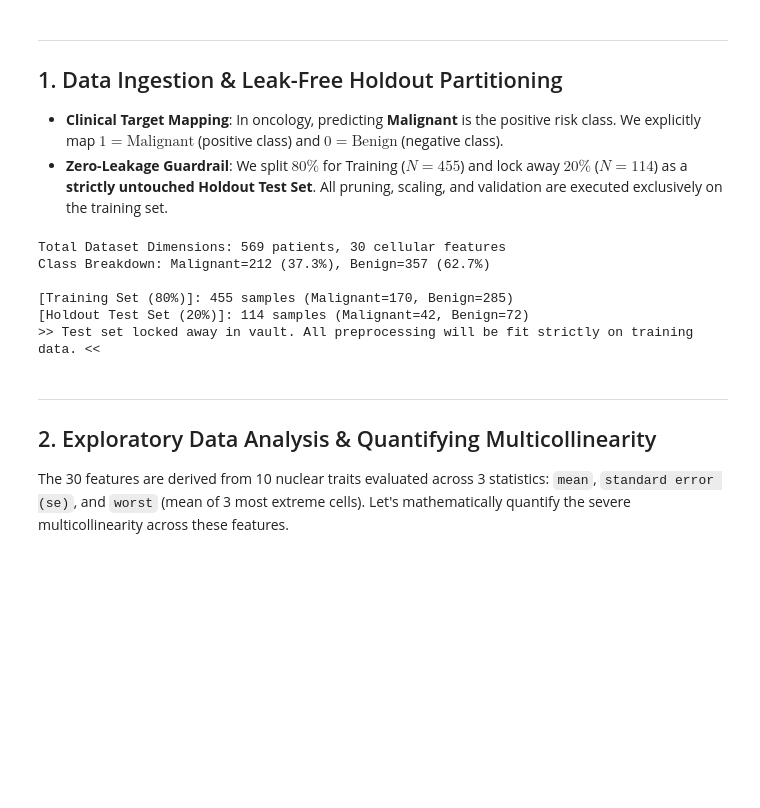
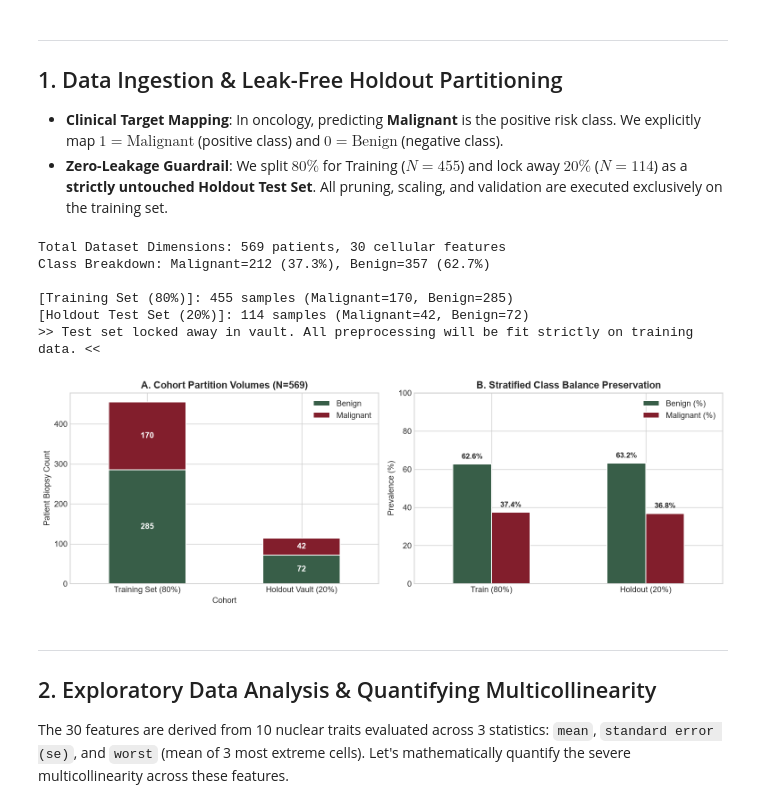
Before and after one commit to puitandysatyam/DataRushFIT_BreastCancer_Detection, a Jupyter notebook: notebooks/Explainable_Breast_Cancer_Classification.ipynb, the cells around one changed output. Cells and saved outputs as stored; diff of their text form; code cells hidden in the pictures; blank space fills up the shorter version.

```diff
--- a/notebooks/Explainable_Breast_Cancer_Classification.ipynb
+++ b/notebooks/Explainable_Breast_Cancer_Classification.ipynb
@@ -68,33 +68,71 @@ Libraries imported successfully!
 # %%
 # Step 2: Load the Breast Cancer Dataset
 raw_data = load_breast_cancer(as_frame=True)
 X_raw = raw_data.data.copy()
 
 # Invert target so: 1 = Malignant, 0 = Benign
 y_raw = pd.Series(1 - raw_data.target, name="diagnosis")
 
 total_patients = len(y_raw)
 malignant_count = int(y_raw.sum())
 benign_count = total_patients - malignant_count
 
 print(f"Total Dataset Dimensions: {X_raw.shape[0]} patients, {X_raw.shape[1]} cellular features")
 print(f"Class Breakdown: Malignant={malignant_count} ({malignant_count/total_patients:.1%}), Benign={benign_count} ({benign_count/total_patients:.1%})")
 
 # Stratified Train-Test Split (80% Train, 20% Holdout Test)
 X_train, X_test, y_train, y_test = train_test_split(
     X_raw, y_raw, test_size=0.20, stratify=y_raw, random_state=RANDOM_STATE
 )
 
 print(f"\n[Training Set (80%)]: {X_train.shape[0]} samples (Malignant={int(y_train.sum())}, Benign={len(y_train) - int(y_train.sum())})")
 print(f"[Holdout Test Set (20%)]: {X_test.shape[0]} samples (Malignant={int(y_test.sum())}, Benign={len(y_test) - int(y_test.sum())})")
 print(">> Test set locked away in vault. All preprocessing will be fit strictly on training data. <<")
+
+# Plot Stratified 80/20 Train-Test Cohort Partitioning
+fig, axes = plt.subplots(1, 2, figsize=(13, 4.5))
+
+# Panel A: Absolute Sample Volumes
+partition_data = pd.DataFrame({
+    'Cohort': ['Training Set (80%)', 'Holdout Vault (20%)'],
+    'Benign': [len(y_train) - int(y_train.sum()), len(y_test) - int(y_test.sum())],
+    'Malignant': [int(y_train.sum()), int(y_test.sum())]
+})
+partition_data.plot(x='Cohort', y=['Benign', 'Malignant'], kind='bar', stacked=True,
+                    color=['#385E48', '#821E2C'], ax=axes[0], edgecolor='white', linewidth=1.2)
+axes[0].set_title("A. Cohort Partition Volumes (N=569)", weight='bold')
+axes[0].set_ylabel("Patient Biopsy Count")
+axes[0].set_xticklabels(axes[0].get_xticklabels(), rotation=0)
+for p in axes[0].patches:
+    h = p.get_height()
+    if h > 20:
+        axes[0].annotate(f"{int(h)}", (p.get_x() + p.get_width() / 2., p.get_y() + h / 2.),
+                         ha='center', va='center', color='white', fontweight='bold', fontsize=11)
+
+# Panel B: Class Proportion Balance Check
+prop_data = pd.DataFrame({
+    'Benign (%)': [(len(y_train) - int(y_train.sum())) / len(y_train) * 100, (len(y_test) - int(y_test.sum())) / len(y_test) * 100],
+    'Malignant (%)': [int(y_train.sum()) / len(y_train) * 100, int(y_test.sum()) / len(y_test) * 100]
+}, index=['Train (80%)', 'Holdout (20%)'])
+prop_data.plot(kind='bar', color=['#385E48', '#821E2C'], ax=axes[1], edgecolor='white', linewidth=1.2)
+axes[1].set_title("B. Stratified Class Balance Preservation", weight='bold')
+axes[1].set_ylabel("Prevalence (%)")
+axes[1].set_ylim(0, 100)
+axes[1].set_xticklabels(axes[1].get_xticklabels(), rotation=0)
+for p in axes[1].patches:
+    axes[1].annotate(f"{p.get_height():.1f}%", (p.get_x() + p.get_width() / 2., p.get_height() + 2),
+                     ha='center', va='bottom', fontsize=10, fontweight='bold')
+
+plt.tight_layout()
+plt.show()
 # %% [output]
 Total Dataset Dimensions: 569 patients, 30 cellular features
 Class Breakdown: Malignant=212 (37.3%), Benign=357 (62.7%)
 
 [Training Set (80%)]: 455 samples (Malignant=170, Benign=285)
 [Holdout Test Set (20%)]: 114 samples (Malignant=42, Benign=72)
 >> Test set locked away in vault. All preprocessing will be fit strictly on training data. <<
+[figure, added]
 # %% [markdown]
 ---
 ## 2. Exploratory Data Analysis & Quantifying Multicollinearity
```
Also changed, not shown: parts of 9 cells of this notebook, 10 other files.
